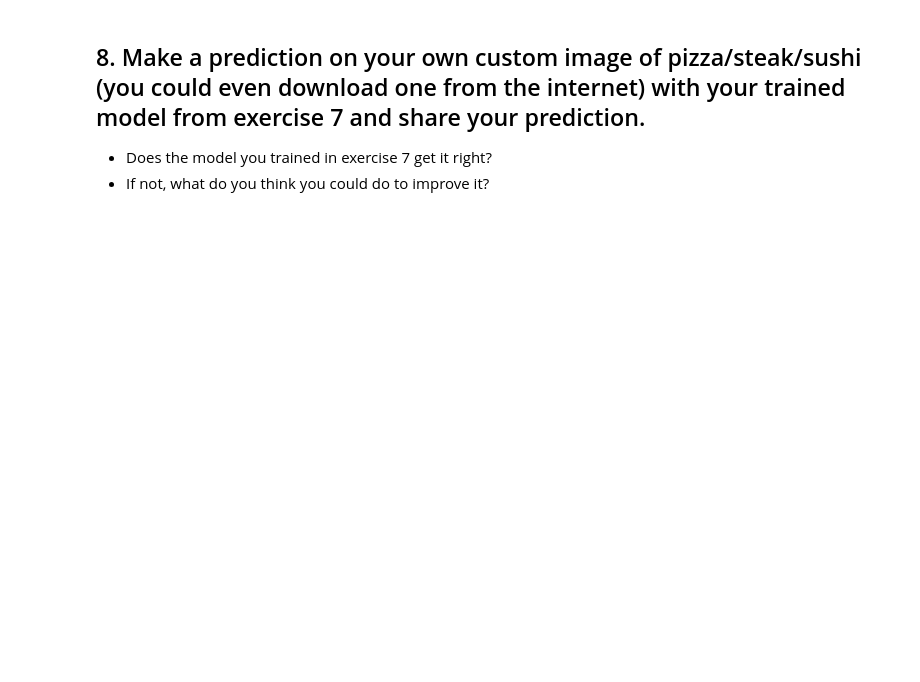
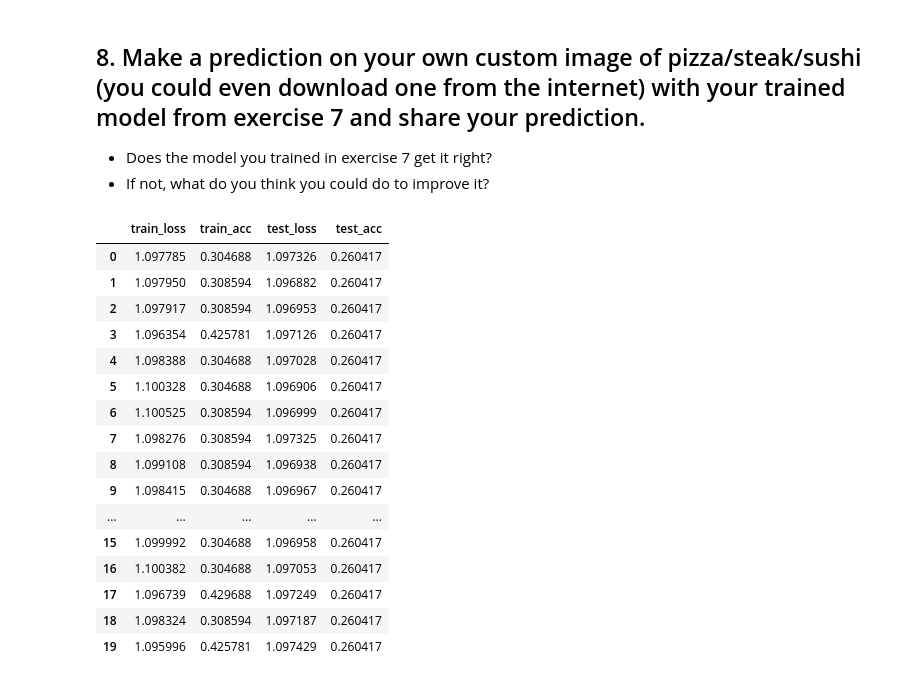
Before and after one commit to eric-sun92/pytorch_custom_datasets_exercises, a Jupyter notebook: 04_pytorch_custom_datasets_exercises.ipynb, the cells around one changed output. Drawn from its saved outputs; the diff is of its cells as text; code cells hidden in the pictures; blank space fills up the shorter version.

```diff
--- a/04_pytorch_custom_datasets_exercises.ipynb
+++ b/04_pytorch_custom_datasets_exercises.ipynb
@@ -349,8 +349,8 @@ class TinyVGG(nn.Module):
     )
     self.classifier = nn.Sequential(
         nn.Flatten(),
-        # nn.Linear(in_features=hidden_units * 32 * 32,
-        nn.Linear(in_features= hidden_units * 16 * 16,
+        nn.Linear(in_features=hidden_units * 32 * 32,
+        # nn.Linear(in_features= hidden_units * 16 * 16
                   out_features=output_shape))
 
   def forward(self, x):
@@ -826,3 +792,29 @@ Epoch: 20 | train_loss: 1.0990 | train_acc: 0.3042 | test_loss: 1.0982 | test_ac
 ## 8. Make a prediction on your own custom image of pizza/steak/sushi (you could even download one from the internet) with your trained model from exercise 7 and share your prediction.
 * Does the model you trained in exercise 7 get it right?
 * If not, what do you think you could do to improve it?
+# %%
+# plot loss curve and acc curve
+import pandas as pd
+
+model_0_df = pd.DataFrame(data=model_0_results)
+model_1_df = pd.DataFrame(data=model_1_results)
+
+model_0_df
+# %% [output]
+|  | train_loss | train_acc | test_loss | test_acc |
+| 0 | 1.097785 | 0.304688 | 1.097326 | 0.260417 |
+| 1 | 1.097950 | 0.308594 | 1.096882 | 0.260417 |
+| 2 | 1.097917 | 0.308594 | 1.096953 | 0.260417 |
+| 3 | 1.096354 | 0.425781 | 1.097126 | 0.260417 |
+| 4 | 1.098388 | 0.304688 | 1.097028 | 0.260417 |
+| 5 | 1.100328 | 0.304688 | 1.096906 | 0.260417 |
+| 6 | 1.100525 | 0.308594 | 1.096999 | 0.260417 |
+| 7 | 1.098276 | 0.308594 | 1.097325 | 0.260417 |
+| 8 | 1.099108 | 0.308594 | 1.096938 | 0.260417 |
+| 9 | 1.098415 | 0.304688 | 1.096967 | 0.260417 |
+| ... | ... | ... | ... | ... |
+| 15 | 1.099992 | 0.304688 | 1.096958 | 0.260417 |
+| 16 | 1.100382 | 0.304688 | 1.097053 | 0.260417 |
+| 17 | 1.096739 | 0.429688 | 1.097249 | 0.260417 |
+| 18 | 1.098324 | 0.308594 | 1.097187 | 0.260417 |
+| 19 | 1.095996 | 0.425781 | 1.097429 | 0.260417 |
```
Also changed, not shown: parts of 13 cells of this notebook.
